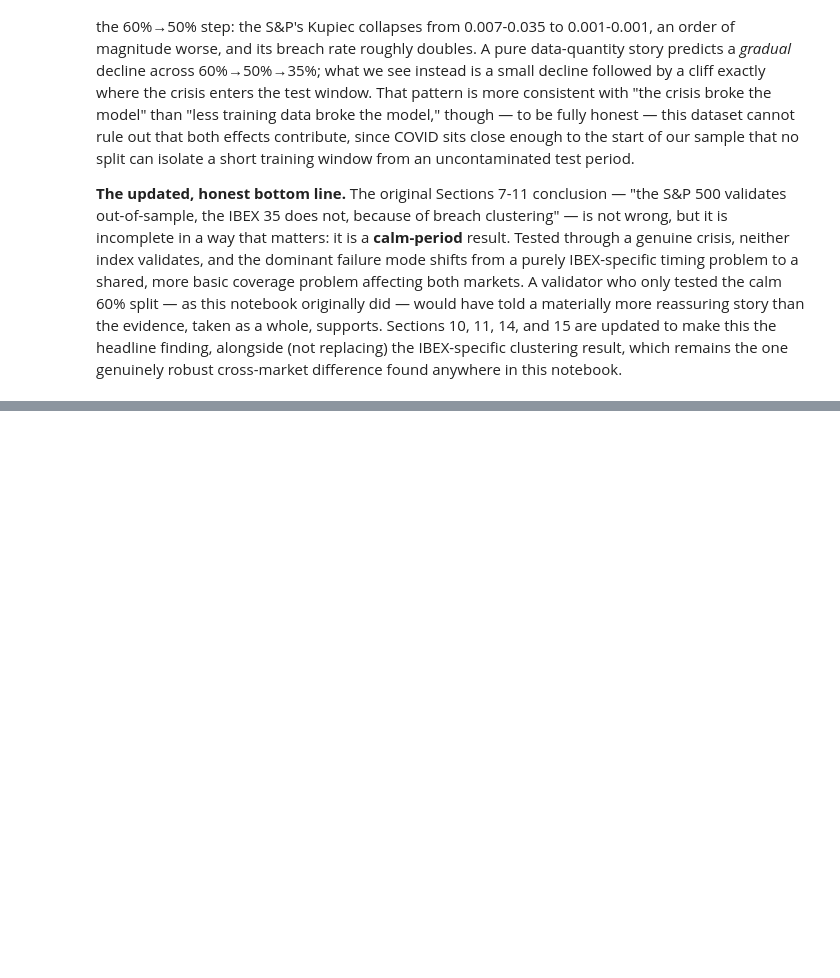
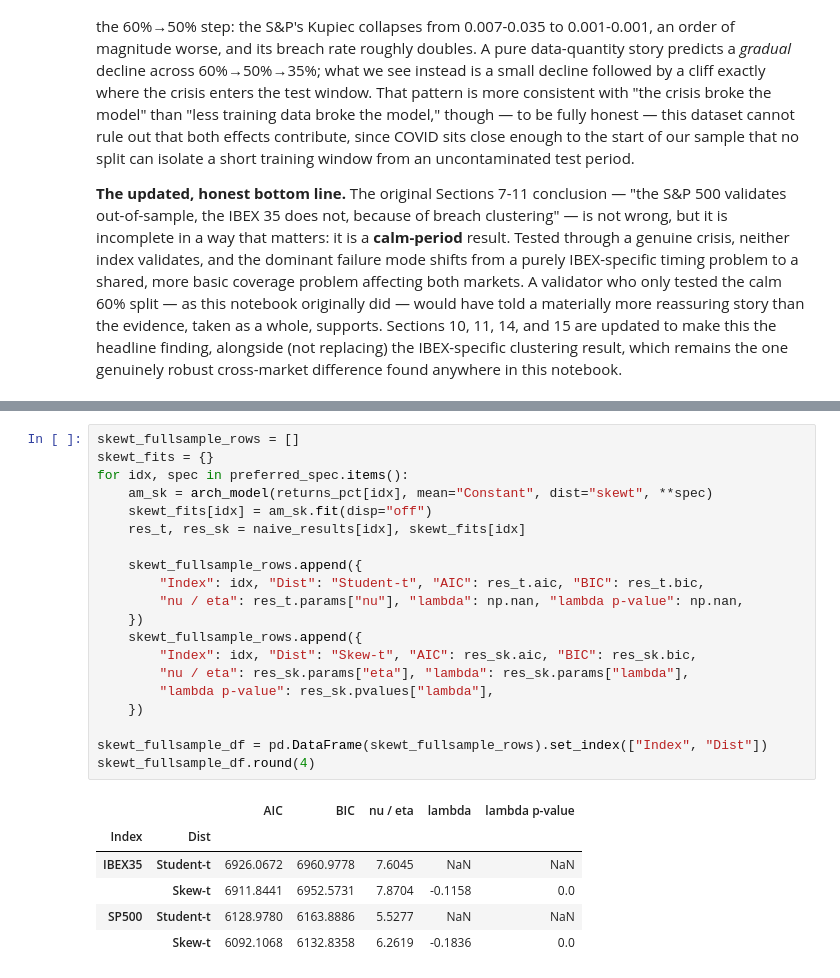
Before and after one commit to MLEIV90/ibex-garch-risk, a Jupyter notebook: notebooks/05_var_backtesting.ipynb, the cells around one changed output, grey strips where cells are left out. Drawn from its saved outputs; the diff is of its cells as text; blank space fills up the shorter version.

```diff
--- a/notebooks/05_var_backtesting.ipynb
+++ b/notebooks/05_var_backtesting.ipynb
@@ -1041,0 +1246,27 @@ genuinely robust cross-market difference found anywhere in this notebook.
+# %%
+skewt_fullsample_rows = []
+skewt_fits = {}
+for idx, spec in preferred_spec.items():
+    am_sk = arch_model(returns_pct[idx], mean="Constant", dist="skewt", **spec)
+    skewt_fits[idx] = am_sk.fit(disp="off")
+    res_t, res_sk = naive_results[idx], skewt_fits[idx]
+
+    skewt_fullsample_rows.append({
+        "Index": idx, "Dist": "Student-t", "AIC": res_t.aic, "BIC": res_t.bic,
+        "nu / eta": res_t.params["nu"], "lambda": np.nan, "lambda p-value": np.nan,
+    })
+    skewt_fullsample_rows.append({
+        "Index": idx, "Dist": "Skew-t", "AIC": res_sk.aic, "BIC": res_sk.bic,
+        "nu / eta": res_sk.params["eta"], "lambda": res_sk.params["lambda"],
+        "lambda p-value": res_sk.pvalues["lambda"],
+    })
+
+skewt_fullsample_df = pd.DataFrame(skewt_fullsample_rows).set_index(["Index", "Dist"])
+skewt_fullsample_df.round(4)
+# %% [output]
+|  |  | AIC | BIC | nu / eta | lambda | lambda p-value |
+| Index | Dist |  |  |  |  |  |
+| IBEX35 | Student-t | 6926.0672 | 6960.9778 | 7.6045 | NaN | NaN |
+|  | Skew-t | 6911.8441 | 6952.5731 | 7.8704 | -0.1158 | 0.0 |
+| SP500 | Student-t | 6128.9780 | 6163.8886 | 5.5277 | NaN | NaN |
+|  | Skew-t | 6092.1068 | 6132.8358 | 6.2619 | -0.1836 | 0.0 |
```
Also changed, not shown: parts of 11 cells of this notebook, 2 other files.
